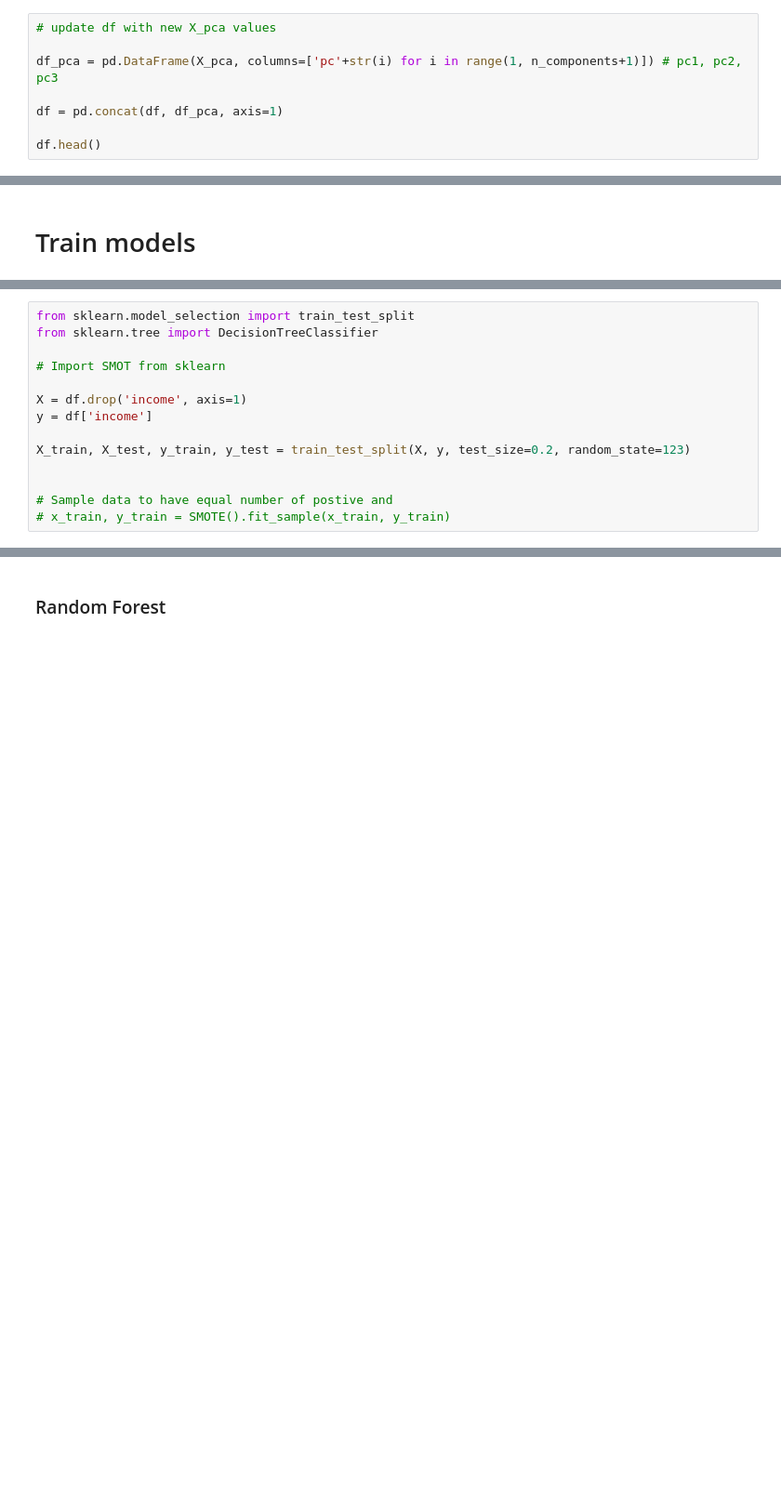
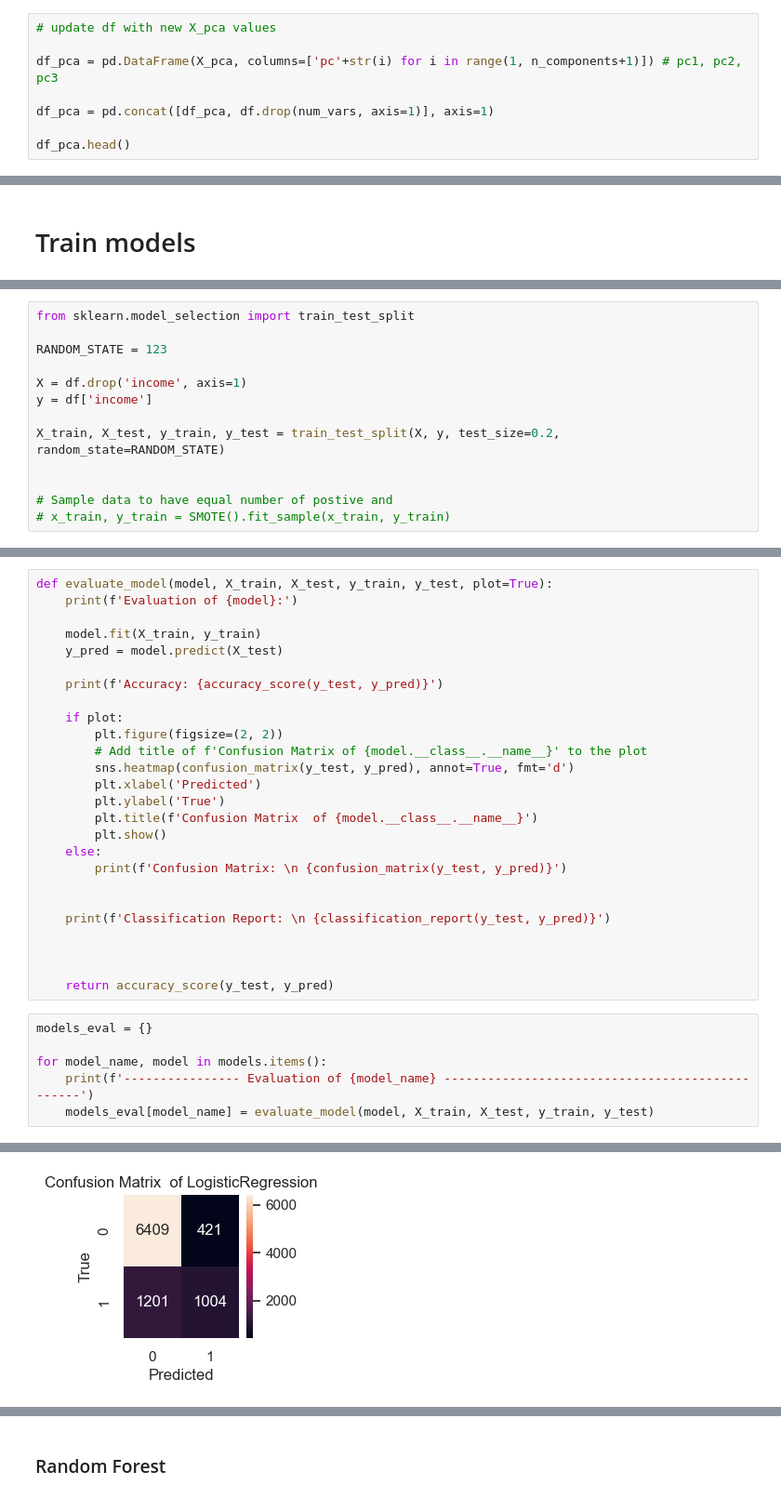
Before and after one commit to parsakzr/ytuce-datamining-project, a Jupyter notebook: notebook.ipynb, the cells around one changed output, grey strips where cells are left out. Shown at 93% size. Saved outputs shown, nothing was run; the diff lists cells and outputs as text; blank space fills up the shorter version.

```diff
--- a/notebook.ipynb
+++ b/notebook.ipynb
@@ -451,7 +462,7 @@ array([[ 0.24627863, -0.27361421, -0.72882864],
 
 df_pca = pd.DataFrame(X_pca, columns=['pc'+str(i) for i in range(1, n_components+1)]) # pc1, pc2, pc3
 
-df = pd.concat(df, df_pca, axis=1)
+df_pca = pd.concat([df_pca, df.drop(num_vars, axis=1)], axis=1)
 
-df.head()
+df_pca.head()
 # %% [output]
@@ -461,13 +513,12 @@ TypeError: concat() got multiple values for argument 'axis'
 # %%
 from sklearn.model_selection import train_test_split
-from sklearn.tree import DecisionTreeClassifier
 
-# Import SMOT from sklearn
+RANDOM_STATE = 123
 
 X = df.drop('income', axis=1)
 y = df['income']
 
-X_train, X_test, y_train, y_test = train_test_split(X, y, test_size=0.2, random_state=123)
+X_train, X_test, y_train, y_test = train_test_split(X, y, test_size=0.2, random_state=RANDOM_STATE)
 
 
 # Sample data to have equal number of postive and
@@ -526,0 +547,33 @@ Accuracy Score = 82.90%
+# %%
+def evaluate_model(model, X_train, X_test, y_train, y_test, plot=True):
+    print(f'Evaluation of {model}:')
+
+    model.fit(X_train, y_train)
+    y_pred = model.predict(X_test)
+
+    print(f'Accuracy: {accuracy_score(y_test, y_pred)}')
+
+    if plot:
+        plt.figure(figsize=(2, 2))
+        # Add title of f'Confusion Matrix of {model.__class__.__name__}' to the plot
+        sns.heatmap(confusion_matrix(y_test, y_pred), annot=True, fmt='d')
+        plt.xlabel('Predicted')
+        plt.ylabel('True')
+        plt.title(f'Confusion Matrix  of {model.__class__.__name__}')
+        plt.show()
+    else:
+        print(f'Confusion Matrix: \n {confusion_matrix(y_test, y_pred)}')
+
+
+    print(f'Classification Report: \n {classification_report(y_test, y_pred)}')
+
+
+
+    return accuracy_score(y_test, y_pred)
+# %%
+models_eval = {}
+
+for model_name, model in models.items():
+    print(f'---------------- Evaluation of {model_name} ------------------------------------------------')
+    models_eval[model_name] = evaluate_model(model, X_train, X_test, y_train, y_test)
+# %% [output]
@@ -526,0 +590 @@ Accuracy Score = 82.90%
+[figure, added]
```
Also changed, not shown: parts of 23 cells of this notebook.
